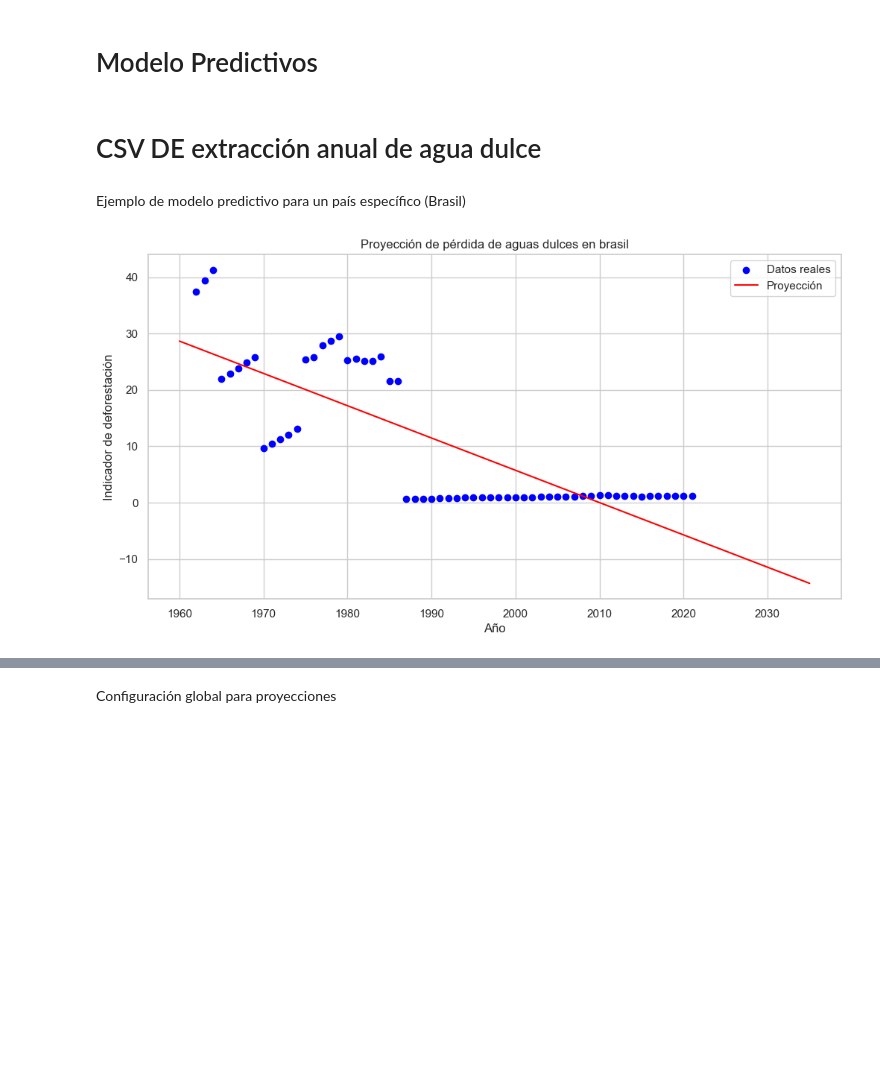
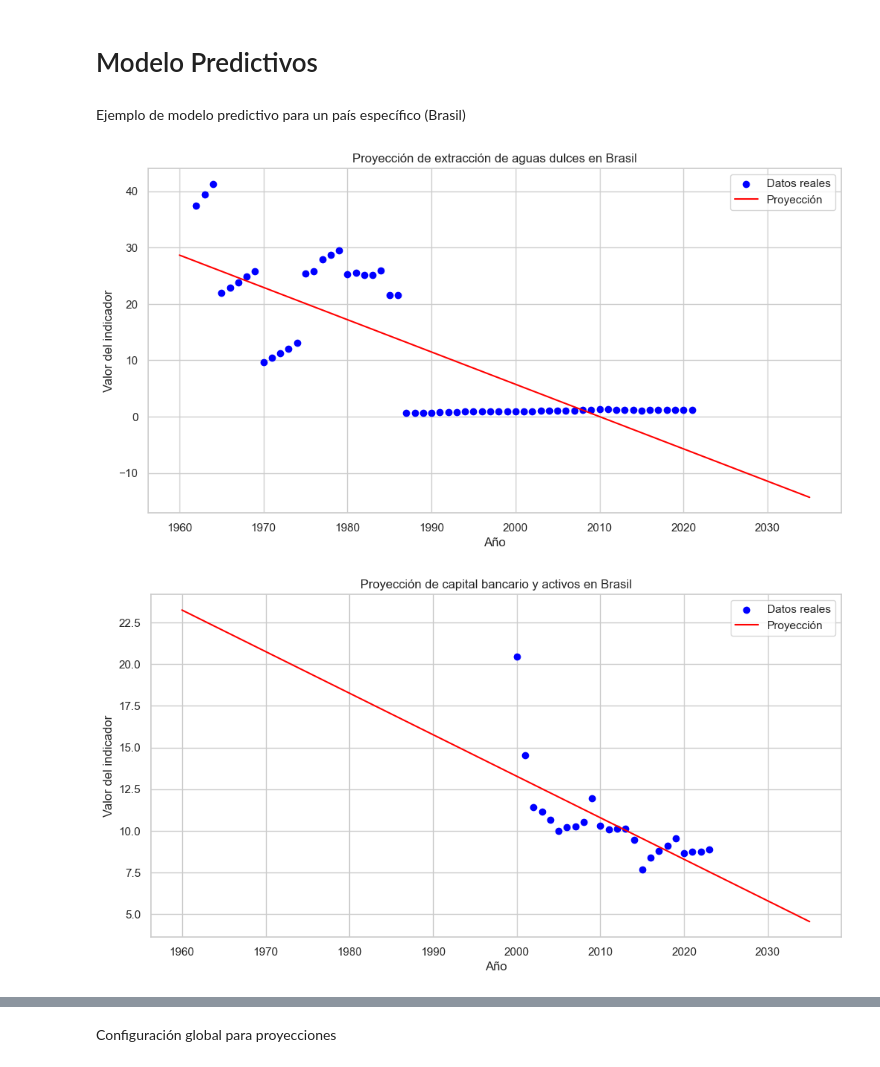
Before and after one commit to Diazgerard/Proyecto_Sotenibilidad, a Jupyter notebook: Proyecto1.ipynb, the cells around one changed output, grey strips where cells are left out. Cells and saved outputs as stored; diff of their text form; code cells hidden in the pictures; blank space fills up the shorter version.

Commit message:
Mas analisis de datos

```diff
--- a/Proyecto1.ipynb
+++ b/Proyecto1.ipynb
@@ -176,0 +150,15 @@ plt.show()
+# %%
+years = np.arange(1960, 2025)
+
+for i, df in enumerate(dataframes_long):
+    plt.figure(figsize=(16,6))
+
+    # Filtramos los años que tenemos en el rango
+    df_plot = df[df["Year"].between(1960, 2024)]
+
+    sns.boxplot(data=df_plot, x="Year", y="Value")
+    pivot = df_plot.pivot_table(index="Country Name", columns="Year", values="Value")
+    plt.figure(figsize=(16,12))
+    sns.heatmap(pivot, cmap="YlGnBu", cbar_kws={'label': 'Valor'})
+    plt.title(f"Mapa de calor – {titulos[i]}")
+    plt.show()
@@ -177,39 +174,49 @@ plt.show()
 # %% [markdown]
 # Modelo Predictivos
-# %% [markdown]
-# CSV DE extracción anual de agua dulce
 # %% [markdown]
 Ejemplo de modelo predictivo para un país específico (Brasil)
 # %%
 from sklearn.linear_model import LinearRegression
+import numpy as np
+import matplotlib.pyplot as plt
 
-df_def = dataframes_long[0]
+# Diccionario de títulos
+titulos = {
+    0: "Proyección de extracción de aguas dulces",
+    1: "Proyección de capital bancario y activos",
+    2: "Proyección de emisiones de gases por procesos industriales",
+    3: "Proyección del uso seguro de servicios sanitarios"
+}
 
-pais = "brasil"
-df_pais = df_def[df_def["Country Name"] == pais].dropna(subset=["Value"])
+pais = "brasil"  # << Aquí cambias el país que quieras
 
-if df_pais.empty:
-	print(f"No hay datos disponibles para el país: {pais}")
-else:
-	X = df_pais["Year"].values.reshape(-1,1)
-	y = df_pais["Value"].values
+for i, df in enumerate(dataframes_long):
+    df_pais = df[df["Country Name"] == pais].dropna(subset=["Value"])
 
-	# Entrenar modelo
-	model = LinearRegression()
-	model.fit(X, y)
+    if df_pais.empty:
+        print(f"No hay datos disponibles para {pais} en el indicador {i}")
+        continue
 
-	# Proyectar hasta 2035
-	future_years = np.arange(1960, 2036).reshape(-1,1)
-	y_pred = model.predict(future_years)
+    X = df_pais["Year"].values.reshape(-1,1)
+    y = df_pais["Value"].values
 
-	# Visualización
-	plt.figure(figsize=(12,6))
-	plt.scatter(X, y, label="Datos reales", color="blue")
-	plt.plot(future_years, y_pred, color="red", label="Proyección")
-	plt.title(f"Proyección de extraccion de aguas dulces en {pais}")
-	plt.xlabel("Año")
-	plt.ylabel("Indicador de deforestación")
-	plt.legend()
-	plt.show()
+    # Entrenar modelo
+    model = LinearRegression()
+    model.fit(X, y)
+
+    # Proyectar hasta 2035
+    future_years = np.arange(1960, 2036).reshape(-1,1)
+    y_pred = model.predict(future_years)
+
+    # Visualización
+    plt.figure(figsize=(12,6))
+    plt.scatter(X, y, label="Datos reales", color="blue")
+    plt.plot(future_years, y_pred, color="red", label="Proyección")
+    plt.title(f"{titulos[i]} en {pais.capitalize()}")
+    plt.xlabel("Año")
+    plt.ylabel("Valor del indicador")
+    plt.legend()
+    plt.show()
 # %% [output]
-[figure, old version]
+[figure, new version]
+[figure, added]
```
Also changed, not shown: parts of 26 cells of this notebook.
